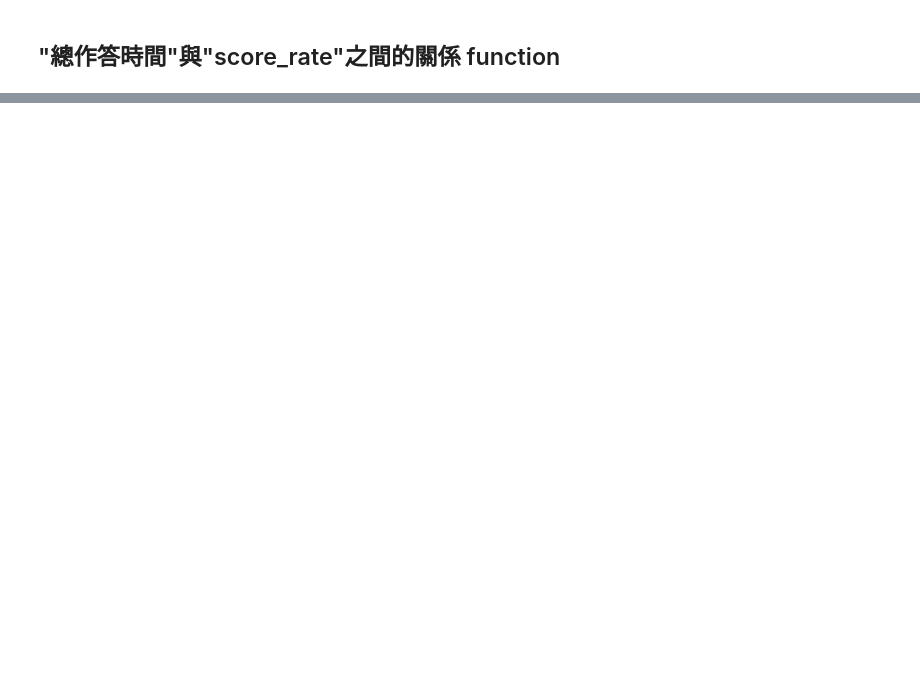
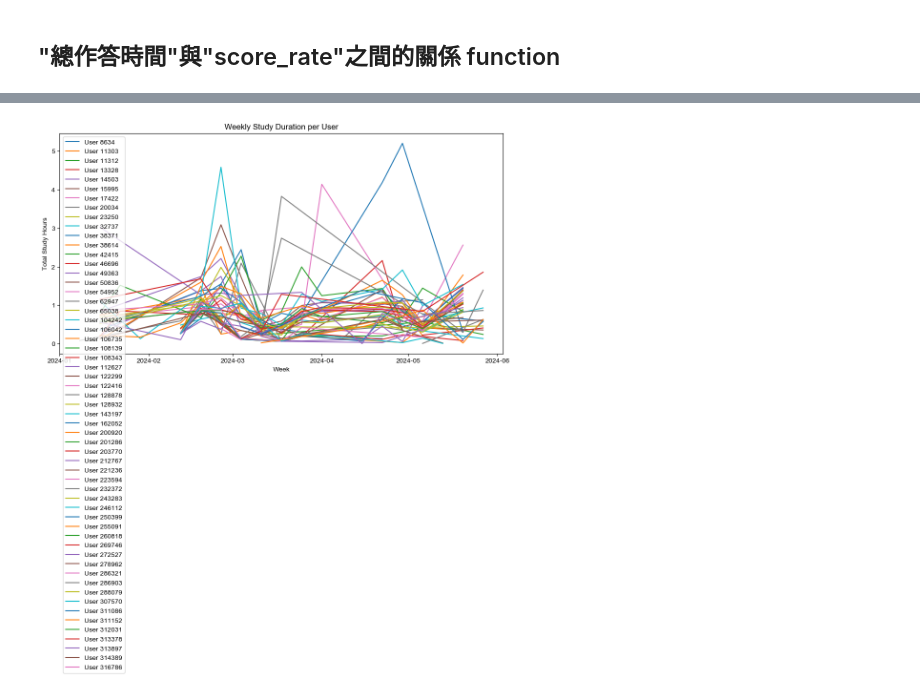
Before and after one commit to WilliamCHIU-ETH/2024-----ipynb, a Jupyter notebook: timegrade.ipynb, the cells around one changed output, grey strips where cells are left out. Cells and saved outputs as stored; diff of their text form; code cells hidden in the pictures; blank space fills up the shorter version.

```diff
--- a/timegrade.ipynb
+++ b/timegrade.ipynb
@@ -252,0 +271,34 @@ strong multicollinearity or other numerical problems.
+# %%
+
+data = duration_per_user_per_date
+
+
+
+
+# # 讀取數據
+# data = pd.DataFrame({
+#     'user_sn': [8634, 8634, 8634, 8634, 8634, 314389, 314389, 316786, 316786],
+#     'date': pd.to_datetime(['2024-02-16', '2024-02-20', '2024-03-04', '2024-03-08', '2024-03-11', '2024-05-07', '2024-05-20', '2024-02-28', '2024-03-10']),
+#     'duration': pd.to_timedelta(['0 days 00:16:06', '0 days 00:39:15', '0 days 00:21:33', '0 days 02:05:00', '0 days 00:26:59', '0 days 00:35:00', '0 days 00:21:27', '0 days 00:23:37', '0 days 00:06:03'])
+# })
+
+# 計算每週的學習時間
+data['week'] = pd.to_datetime(data['date']).dt.to_period('W')
+weekly_duration = data.groupby(['user_sn', 'week'])['duration'].sum().reset_index()
+
+# 轉換 week 到日期格式以便繪圖
+weekly_duration['week'] = weekly_duration['week'].apply(lambda x: x.start_time)
+
+# 繪圖
+plt.figure(figsize=(12, 6))
+for user in weekly_duration['user_sn'].unique():
+    user_data = weekly_duration[weekly_duration['user_sn'] == user]
+    plt.plot(user_data['week'], user_data['duration'].dt.total_seconds() / 3600, label=f'User {user}')
+
+plt.xlabel('Week')
+plt.ylabel('Total Study Hours')
+plt.title('Weekly Study Duration per User')
+plt.legend()
+plt.show()
+# %% [output]
+[figure, added]
```
Also changed, not shown: parts of 24 cells of this notebook.
